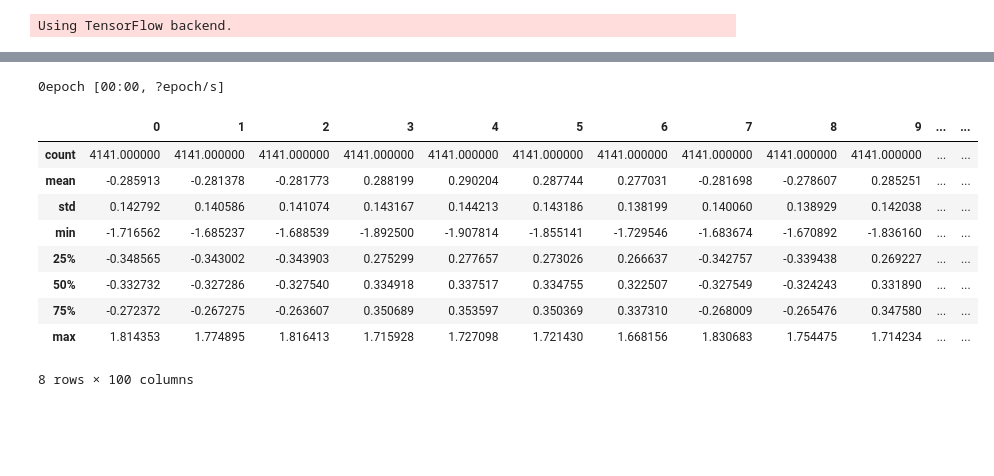
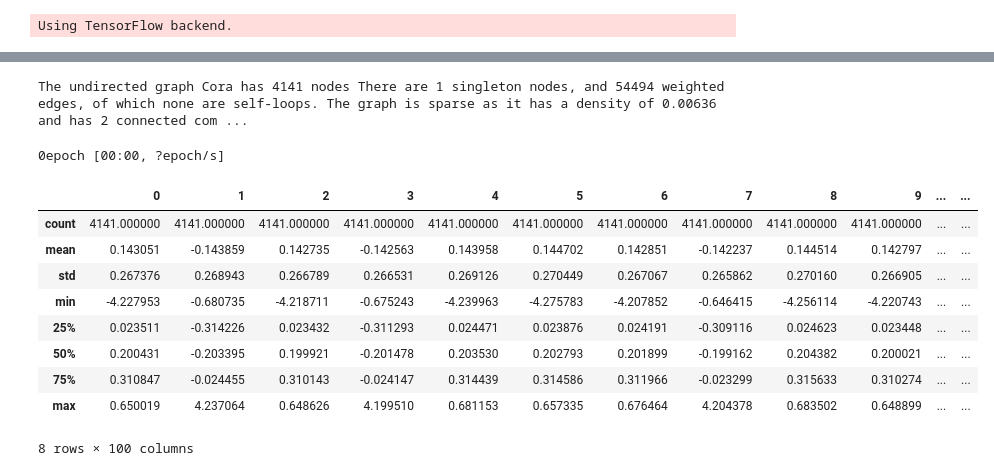
Before and after one commit to monarch-initiative/embiggen, a Jupyter notebook: TransE.ipynb, the cells around one changed output, grey strips where cells are left out. Drawn from its saved outputs; the diff is of its cells as text; code cells hidden in the pictures; blank space fills up the shorter version.

Commit message:
Fixed errors in TransE outout

```diff
--- a/TransE.ipynb
+++ b/TransE.ipynb
@@ -6,4 +6,4 @@ Using TensorFlow backend.
 # %%
 cora = Cora()
 # %%
-model = TransE(cora, distance_metric="COSINE")
+model = TransE(cora, distance_metric="L2")
@@ -30,17 +10,8 @@ ________________________________________________________________________________
+# %%
+cora
+# %% [output]
+The undirected graph Cora has 4141 nodes There are 1 singleton nodes, and 54494 weighted edges, of which none are self-loops. The graph is sparse as it has a density of 0.00636 and has 2 connected com ...
 # %%
 history = model.fit()
 # %% [output]
 0epoch [00:00, ?epoch/s]
-# %%
-model.get_embedding_dataframe().describe()
-# %% [output]
-|  | 0 | 1 | 2 | 3 | 4 | 5 | 6 | 7 | 8 | 9 | ... | ... |
-| count | 4141.000000 | 4141.000000 | 4141.000000 | 4141.000000 | 4141.000000 | 4141.000000 | 4141.000000 | 4141.000000 | 4141.000000 | 4141.000000 | ... | ... |
-| mean | -0.285913 | -0.281378 | -0.281773 | 0.288199 | 0.290204 | 0.287744 | 0.277031 | -0.281698 | -0.278607 | 0.285251 | ... | ... |
-| std | 0.142792 | 0.140586 | 0.141074 | 0.143167 | 0.144213 | 0.143186 | 0.138199 | 0.140060 | 0.138929 | 0.142038 | ... | ... |
-| min | -1.716562 | -1.685237 | -1.688539 | -1.892500 | -1.907814 | -1.855141 | -1.729546 | -1.683674 | -1.670892 | -1.836160 | ... | ... |
-| 25% | -0.348565 | -0.343002 | -0.343903 | 0.275299 | 0.277657 | 0.273026 | 0.266637 | -0.342757 | -0.339438 | 0.269227 | ... | ... |
-| 50% | -0.332732 | -0.327286 | -0.327540 | 0.334918 | 0.337517 | 0.334755 | 0.322507 | -0.327549 | -0.324243 | 0.331890 | ... | ... |
-| 75% | -0.272372 | -0.267275 | -0.263607 | 0.350689 | 0.353597 | 0.350369 | 0.337310 | -0.268009 | -0.265476 | 0.347580 | ... | ... |
-| max | 1.814353 | 1.774895 | 1.816413 | 1.715928 | 1.727098 | 1.721430 | 1.668156 | 1.830683 | 1.754475 | 1.714234 | ... | ... |
-8 rows × 100 columns
@@ -47 +20,14 @@ model.get_embedding_dataframe().describe()
+# %%
+embedding.describe()
+# %% [output]
+|  | 0 | 1 | 2 | 3 | 4 | 5 | 6 | 7 | 8 | 9 | ... | ... |
+| count | 4141.000000 | 4141.000000 | 4141.000000 | 4141.000000 | 4141.000000 | 4141.000000 | 4141.000000 | 4141.000000 | 4141.000000 | 4141.000000 | ... | ... |
+| mean | 0.143051 | -0.143859 | 0.142735 | -0.142563 | 0.143958 | 0.144702 | 0.142851 | -0.142237 | 0.144514 | 0.142797 | ... | ... |
+| std | 0.267376 | 0.268943 | 0.266789 | 0.266531 | 0.269126 | 0.270449 | 0.267067 | 0.265862 | 0.270160 | 0.266905 | ... | ... |
+| min | -4.227953 | -0.680735 | -4.218711 | -0.675243 | -4.239963 | -4.275783 | -4.207852 | -0.646415 | -4.256114 | -4.220743 | ... | ... |
+| 25% | 0.023511 | -0.314226 | 0.023432 | -0.311293 | 0.024471 | 0.023876 | 0.024191 | -0.309116 | 0.024623 | 0.023448 | ... | ... |
+| 50% | 0.200431 | -0.203395 | 0.199921 | -0.201478 | 0.203530 | 0.202793 | 0.201899 | -0.199162 | 0.204382 | 0.200021 | ... | ... |
+| 75% | 0.310847 | -0.024455 | 0.310143 | -0.024147 | 0.314439 | 0.314586 | 0.311966 | -0.023299 | 0.315633 | 0.310274 | ... | ... |
+| max | 0.650019 | 4.237064 | 0.648626 | 4.199510 | 0.681153 | 0.657335 | 0.676464 | 4.204378 | 0.683502 | 0.648899 | ... | ... |
+8 rows × 100 columns
 # %%
```
Also changed, not shown: parts of 9 cells of this notebook, 2 other files.
